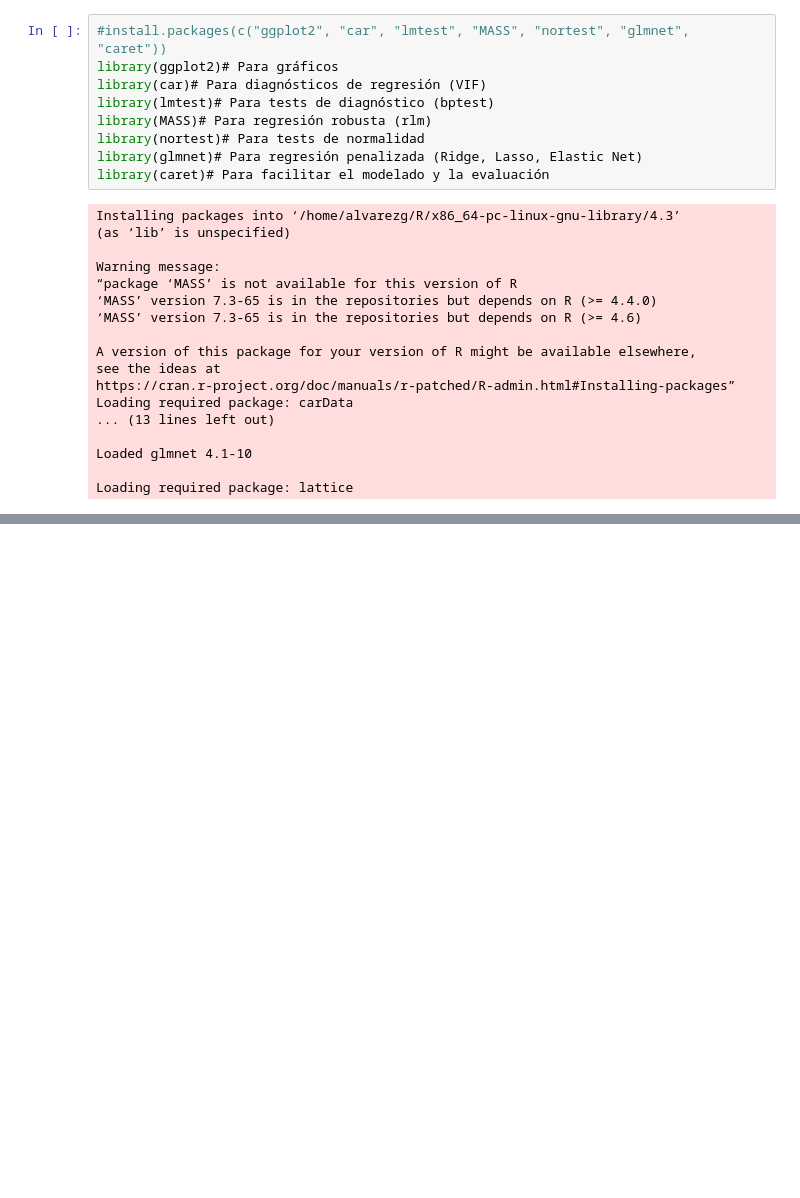
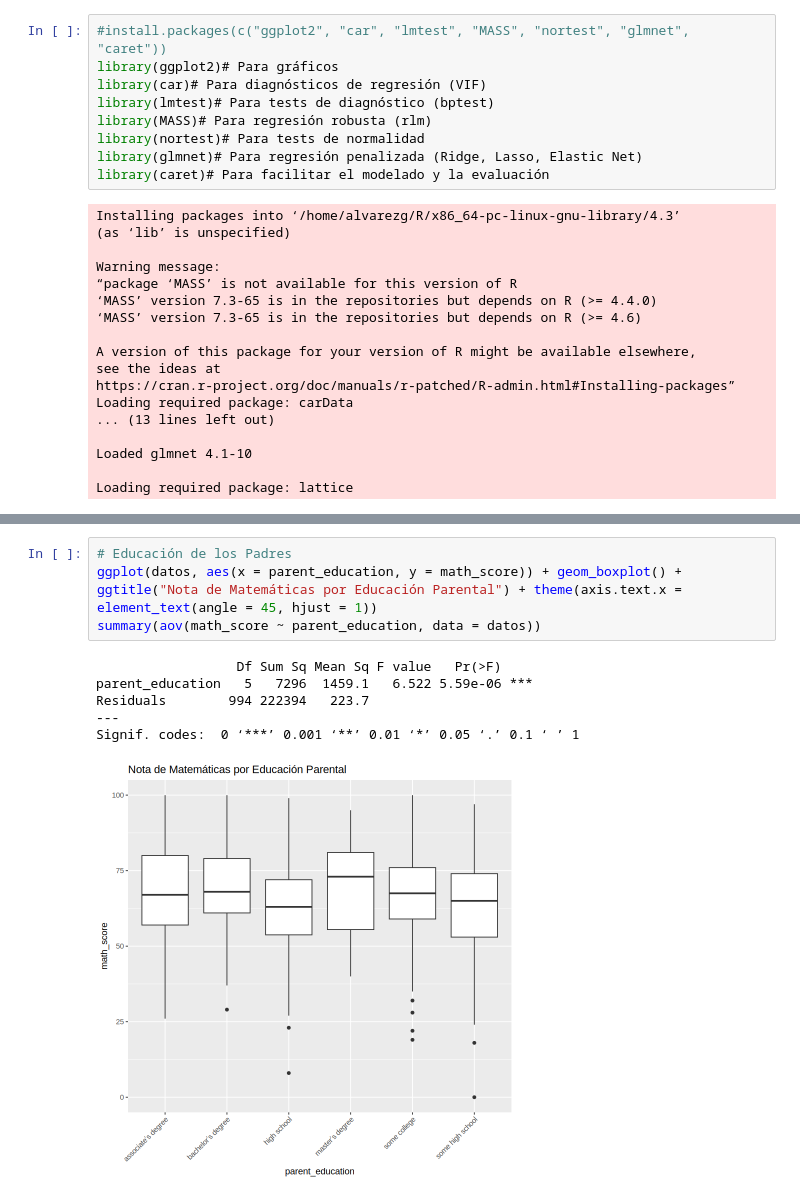
Before and after one commit to anibalalvarezg/R-lm-lab, a Jupyter notebook: R-lm-lab.ipynb, the cells around one changed output, grey strips where cells are left out. Saved outputs shown, nothing was run; the diff lists cells and outputs as text; blank space fills up the shorter version.

```diff
--- a/R-lm-lab.ipynb
+++ b/R-lm-lab.ipynb
@@ -63,0 +114,11 @@ datos <- within(datos, {
+# %%
+# Educación de los Padres
+ggplot(datos, aes(x = parent_education, y = math_score)) + geom_boxplot() + ggtitle("Nota de Matemáticas por Educación Parental") + theme(axis.text.x = element_text(angle = 45, hjust = 1))
+summary(aov(math_score ~ parent_education, data = datos))
+# %% [output]
+                  Df Sum Sq Mean Sq F value   Pr(>F)
+parent_education   5   7296  1459.1   6.522 5.59e-06 ***
+Residuals        994 222394   223.7
+---
+Signif. codes:  0 ‘***’ 0.001 ‘**’ 0.01 ‘*’ 0.05 ‘.’ 0.1 ‘ ’ 1
+[figure, added]
```
Also changed, not shown: parts of 8 cells of this notebook.
